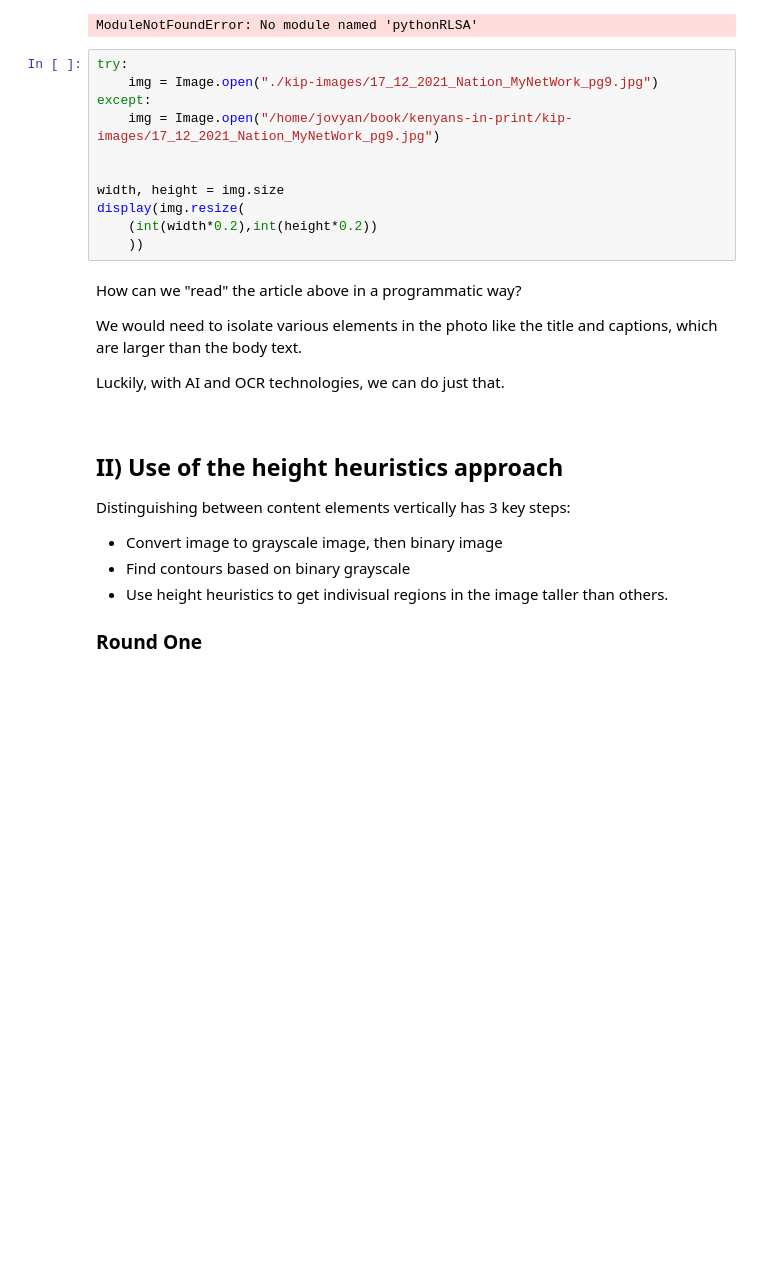
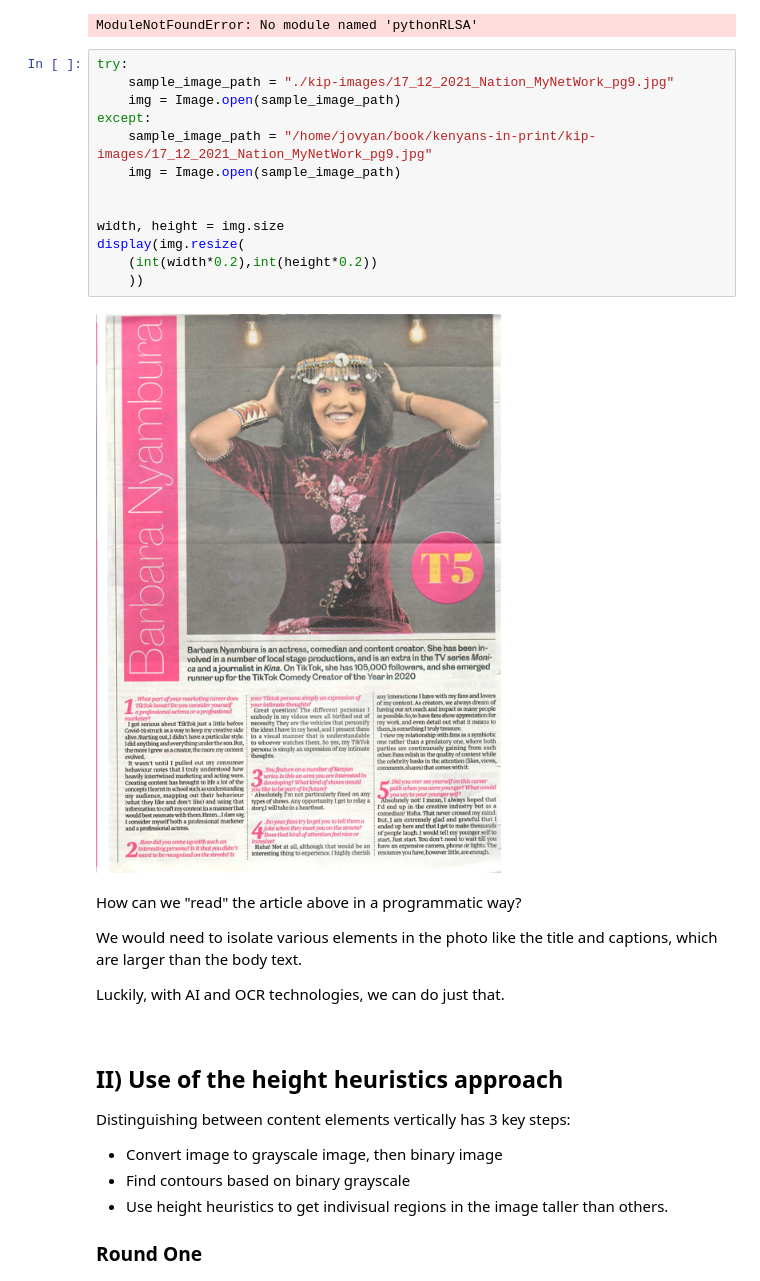
Before and after one commit to CeeThinwa/code-walkthroughs, a Jupyter notebook: _sources/kenyans-in-print/kip-pg1.ipynb, the cells around one changed output. Cells and saved outputs as stored; diff of their text form; blank space fills up the shorter version.

```diff
--- a/_sources/kenyans-in-print/kip-pg1.ipynb
+++ b/_sources/kenyans-in-print/kip-pg1.ipynb
@@ -28,15 +28,19 @@ from pythonRLSA import rlsa
 ModuleNotFoundError: No module named 'pythonRLSA'
 # %%
 try:
-    img = Image.open("./kip-images/17_12_2021_Nation_MyNetWork_pg9.jpg")
+    sample_image_path = "./kip-images/17_12_2021_Nation_MyNetWork_pg9.jpg"
+    img = Image.open(sample_image_path)
 except:
-    img = Image.open("/home/jovyan/book/kenyans-in-print/kip-images/17_12_2021_Nation_MyNetWork_pg9.jpg")
+    sample_image_path = "/home/jovyan/book/kenyans-in-print/kip-images/17_12_2021_Nation_MyNetWork_pg9.jpg"
+    img = Image.open(sample_image_path)
 
 
 width, height = img.size
 display(img.resize(
     (int(width*0.2),int(height*0.2))
     ))
+# %% [output]
+[figure, added]
 # %% [markdown]
 How can we "read" the article above in a programmatic way?
 
```
Also changed, not shown: 2 other files.
